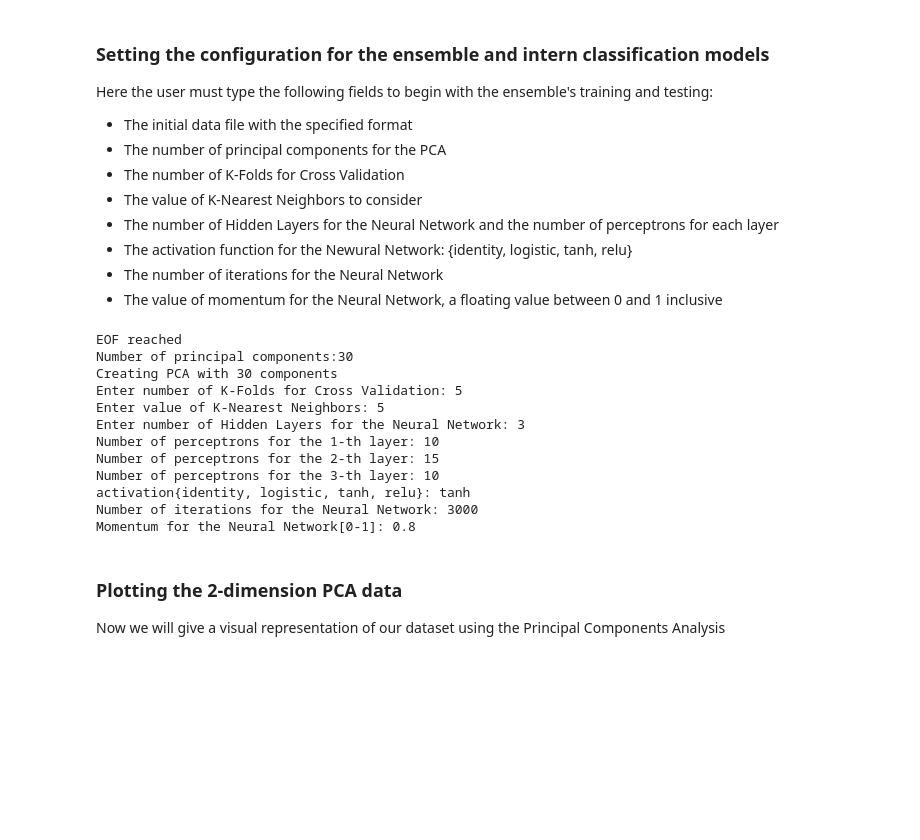
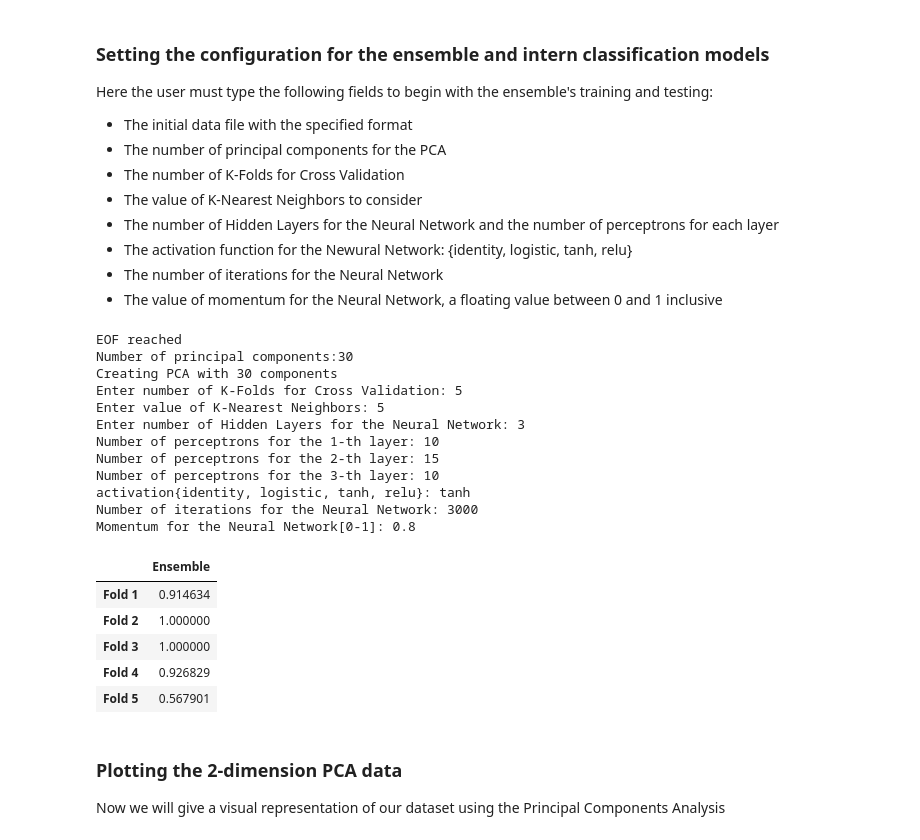
Before and after one commit to OmarGard/DataMining, a Jupyter notebook: FinalProject.ipynb, the cells around one changed output. Cells and saved outputs as stored; diff of their text form; code cells hidden in the pictures; blank space fills up the shorter version.

```diff
--- a/FinalProject.ipynb
+++ b/FinalProject.ipynb
@@ -277,7 +280,7 @@ Here the user must type the following fields to begin with the ensemble's traini
 - The number of iterations for the Neural Network
 - The value of momentum for the Neural Network, a floating value between 0 and 1 inclusive
 # %%
-basic_ensemble.readFile("cre300.txt")
+basic_ensemble.readFile("Slice409.txt")
 basic_ensemble.transformData(int(input('Number of principal components:')))
 
 folds = int(input("Enter number of K-Folds for Cross Validation: "))
@@ -287,33 +290,39 @@ layersSize=[]
 for i in range(1,hLayers+1):
     layersSize.append(int(input("Number of perceptrons for the "+str(i)+"-th layer: ")))
 activationFunction=input("activation{identity, logistic, tanh, relu}: ")
 epochs = int(input("Number of iterations for the Neural Network: "))
 moment = float(input("Momentum for the Neural Network[0-1]: "))
 
 basic_ensemble.buildModels(nKFolds=folds,
                            nKNN=neighbors,
                            hiddenLayers=layersSize,
                            activFunction=activationFunction,
                            nIterations=epochs,
                            momentum=moment)
 
 d1,d2,d3,a = basic_ensemble.getScoreModels()
 basic_ensemble.buildEnsemble()
 e_df,e_mean,e_std = basic_ensemble.trainEnsemble()
 e_df
 # %% [output]
 EOF reached
 Number of principal components:30
 Creating PCA with 30 components
 Enter number of K-Folds for Cross Validation: 5
 Enter value of K-Nearest Neighbors: 5
 Enter number of Hidden Layers for the Neural Network: 3
 Number of perceptrons for the 1-th layer: 10
 Number of perceptrons for the 2-th layer: 15
 Number of perceptrons for the 3-th layer: 10
 activation{identity, logistic, tanh, relu}: tanh
 Number of iterations for the Neural Network: 3000
 Momentum for the Neural Network[0-1]: 0.8
+|  | Ensemble |
+| Fold 1 | 0.914634 |
+| Fold 2 | 1.000000 |
+| Fold 3 | 1.000000 |
+| Fold 4 | 0.926829 |
+| Fold 5 | 0.567901 |
 # %% [markdown]
 ### Plotting the 2-dimension PCA data
 Now we will give a visual representation of our dataset using the Principal Components Analysis
```
Also changed, not shown: parts of 8 cells of this notebook, 5 other files.
